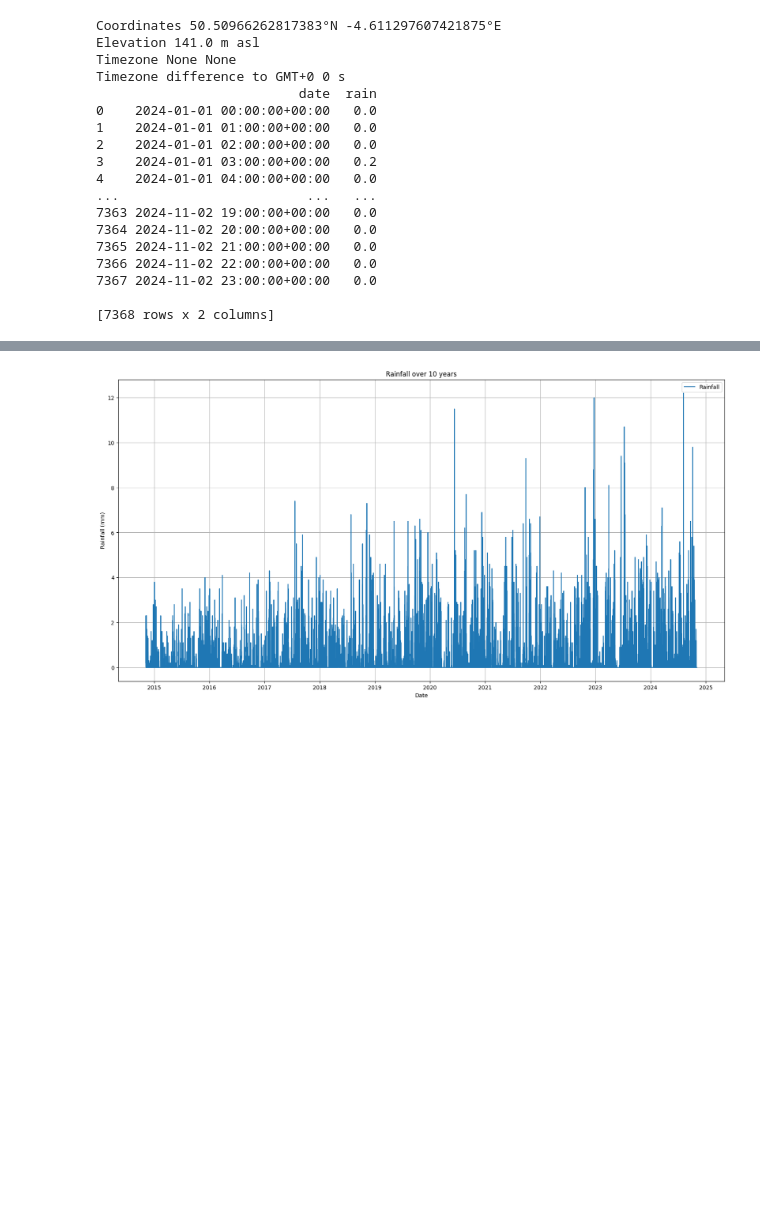
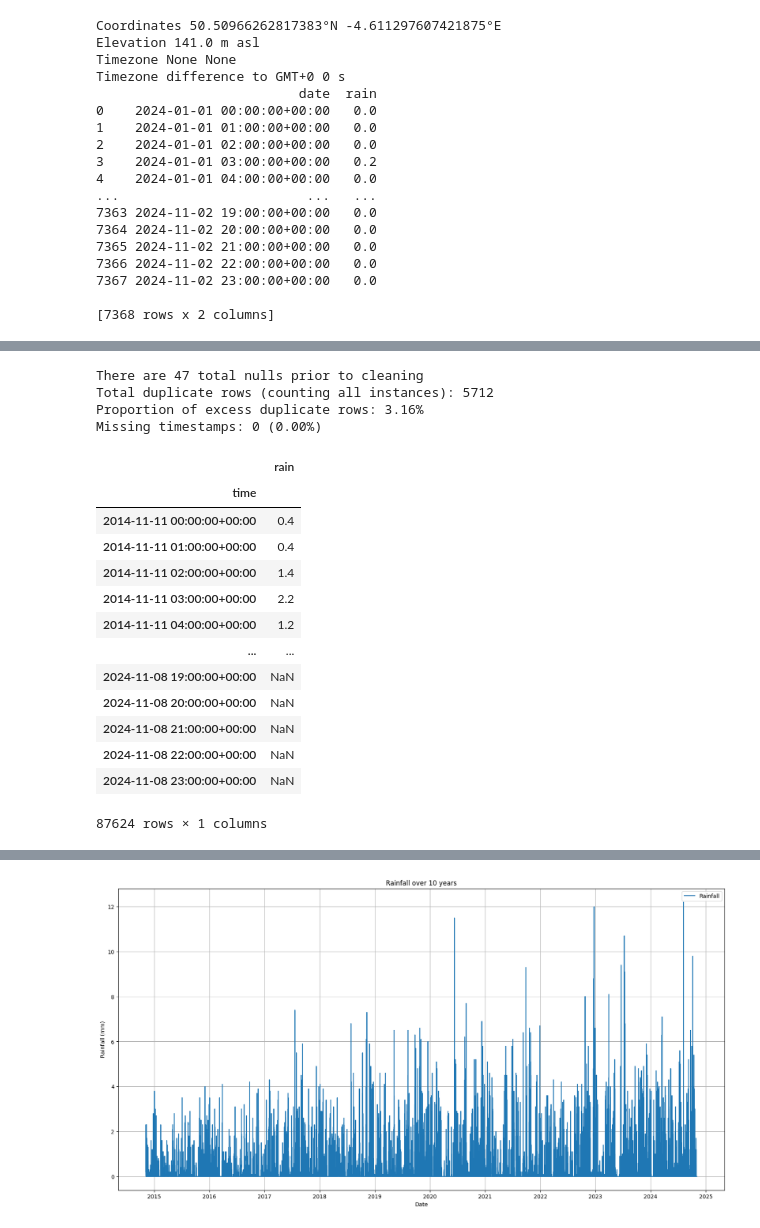
Before and after one commit to mishadcf/Flood-Prediction-Cornwall, a Jupyter notebook: notebooks/EDA.ipynb, the cells around one changed output, grey strips where cells are left out. Saved outputs shown, nothing was run; the diff lists cells and outputs as text; code cells hidden in the pictures; blank space fills up the shorter version.

```diff
--- a/notebooks/EDA.ipynb
+++ b/notebooks/EDA.ipynb
@@ -530,3 +641,70 @@ ten_year_data
 # %%
 ten_year_data['date'] = pd.to_datetime(ten_year_data['date'])
 ten_year_data.set_index('date', inplace=True)
+# %%
+import pandas as pd
+
+def clean_weather_df(df):
+    # Check if 'date' column exists
+    if 'date' not in df.columns:
+        print("Error: 'date' column is missing in the DataFrame")
+        return df, None
+
+    # Rename 'date' to 'time' for consistency
+    df.rename(columns={'date': 'time'}, inplace=True)
+    print(f"There are {df.isnull().sum().sum()} total nulls prior to cleaning")
+
+    # Convert 'time' column to datetime format, coerce invalid dates to NaT
+    df['time'] = pd.to_datetime(df['time'], errors='coerce')
+
+    # Set 'time' as index and convert to UTC
+    df.set_index('time', inplace=True)
+    df.index = df.index.tz_convert('UTC')  # Use tz_convert since it's already tz-aware
+
+    # Reset the index temporarily for duplicate detection
+    reset_df = df.reset_index()
+
+    # Identify duplicate timestamps based only on 'time'
+    duplicate_rows = reset_df[reset_df.duplicated(subset='time', keep=False)]
+    print(f"Total duplicate rows (counting all instances): {len(duplicate_rows)}")
+
+    # Calculate the actual number of excess duplicate rows
+    unique_duplicates = reset_df['time'].duplicated().sum()  # count duplicates, excluding the first instance
+    proportion_duplicates = (unique_duplicates / len(df)) * 100
+    print(f"Proportion of excess duplicate rows: {proportion_duplicates:.2f}%")
+
+    # Remove duplicate rows, keeping only the first occurrence
+    df = df[~df.index.duplicated(keep='first')]
+
+    # Check for missing timestamps by resampling to expected frequency
+    # Assuming weather data is recorded every hour, adjust 'h' if different
+    expected_freq = 'h'
+    full_range = pd.date_range(start=df.index.min(), end=df.index.max(), freq=expected_freq)
+    missing_timestamps = full_range.difference(df.index)
+    num_missing = len(missing_timestamps)
+    pct_missing = (num_missing / len(full_range)) * 100
+    print(f"Missing timestamps: {num_missing} ({pct_missing:.2f}%)")
+
+    return df
+
+
+clean_weather_df(ten_year_data)
+# %% [output]
+There are 47 total nulls prior to cleaning
+Total duplicate rows (counting all instances): 5712
+Proportion of excess duplicate rows: 3.16%
+Missing timestamps: 0 (0.00%)
+|  | rain |
+| time |  |
+| 2014-11-11 00:00:00+00:00 | 0.4 |
+| 2014-11-11 01:00:00+00:00 | 0.4 |
+| 2014-11-11 02:00:00+00:00 | 1.4 |
+| 2014-11-11 03:00:00+00:00 | 2.2 |
+| 2014-11-11 04:00:00+00:00 | 1.2 |
+| ... | ... |
+| 2024-11-08 19:00:00+00:00 | NaN |
+| 2024-11-08 20:00:00+00:00 | NaN |
+| 2024-11-08 21:00:00+00:00 | NaN |
+| 2024-11-08 22:00:00+00:00 | NaN |
+| 2024-11-08 23:00:00+00:00 | NaN |
+87624 rows × 1 columns
```
Also changed, not shown: parts of 46 cells of this notebook, 4 other files.
